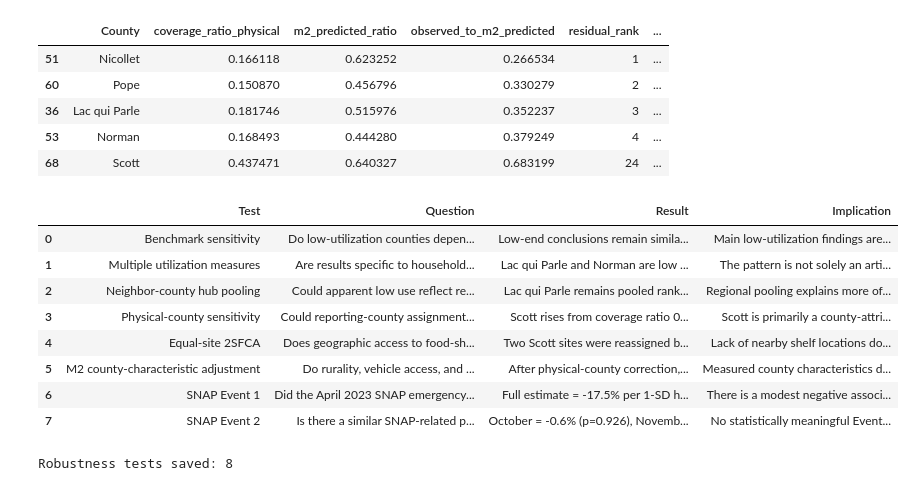
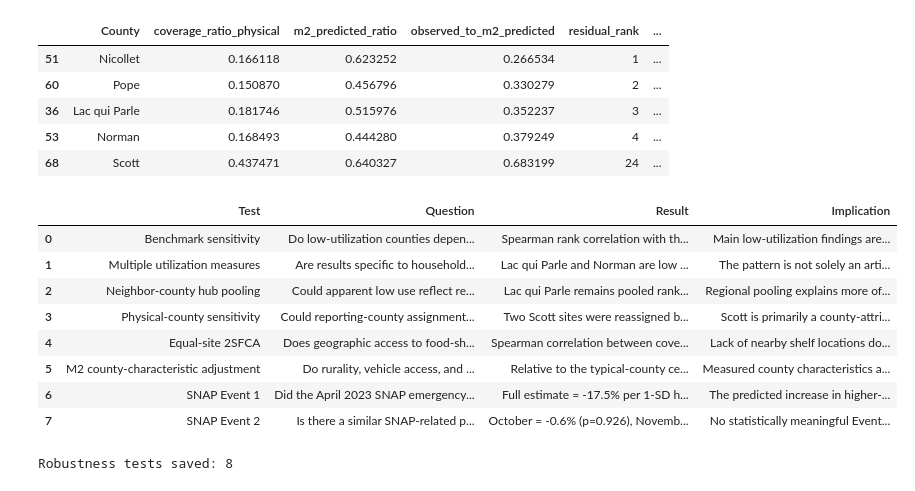
Before and after one commit to Hajar0Ahmed/MinneMUDAC2026Outliers, a Jupyter notebook: notebooks/explain_ratio.ipynb, the cells around one changed output. Saved outputs shown, nothing was run; the diff lists cells and outputs as text; code cells hidden in the pictures.

```diff
--- a/notebooks/explain_ratio.ipynb
+++ b/notebooks/explain_ratio.ipynb
@@ -3943,8 +3943,11 @@ q6_robustness_summary = pd.DataFrame(
                 "on the chosen need-use benchmark?"
             ),
             "Result": (
-                "Low-end conclusions remain similar "
-                "under alternative benchmark choices."
+                "Spearman rank correlation with the "
+                "alternative benchmark is 0.997. "
+                "The same five counties are lowest, "
+                "and none of those five moves by more "
+                "than one rank."
             ),
             "Implication": (
                 "Main low-utilization findings are "
@@ -3993,10 +3996,14 @@ q6_robustness_summary = pd.DataFrame(
                 "create false county anomalies?"
             ),
             "Result": (
-                "Scott rises from coverage ratio 0.112 "
-                "to 0.437 and from rank 1 to rank 28 "
-                "after two physically Scott sites are "
-                "reassigned; it moves inside funnel limits."
+                "Two Scott sites were reassigned because "
+                "city, ZIP, and Census block all identify "
+                "Scott County. Scott rises from coverage "
+                "ratio 0.112 to 0.437 and from rank 1 to "
+                "rank 28, moving inside the funnel limits. "
+                "Reassigning all 21 block-county mismatches "
+                "still leaves exactly Pope, Nicollet, Norman, "
+                "and Lac qui Parle below the lower limit."
             ),
             "Implication": (
                 "Scott is primarily a county-attribution "
@@ -4012,14 +4019,10 @@ q6_robustness_summary = pd.DataFrame(
                 "locations explain low utilization?"
             ),
             "Result": (
-                "Two Scott sites were reassigned because city, "
-                "ZIP, and Census block all identify Scott County. "
-                "Scott rises from coverage ratio 0.112 to 0.437 "
-                "and from rank 1 to rank 28, moving inside the "
-                "funnel limits. As a broader sensitivity check, "
-                "reassigning all 21 block-county mismatches still "
-                "leaves exactly Pope, Nicollet, Norman, and "
-                "Lac qui Parle below the lower limit."
+                "Spearman correlation between coverage "
+                "and site-count access is -0.078. "
+                "Norman ranks 79 and Lac qui Parle 63 "
+                "of 87 in site-count access."
             ),
             "Implication": (
                 "Lack of nearby shelf locations does not "
@@ -4037,14 +4040,16 @@ q6_robustness_summary = pd.DataFrame(
                 "the remaining low utilization?"
             ),
             "Result": (
-                "After physical-county correction, "
-                "Nicollet, Pope, Lac qui Parle, and Norman "
-                "are residual ranks 1 through 4. "
-                "Scott falls to rank 24."
+                "Relative to the typical-county center, "
+                "M2 accounts for about 46% of Norman's "
+                "gap, 42% of Pope's, 32% of Lac qui Parle's, "
+                "and 10% of Nicollet's. The four counties "
+                "remain residual ranks 1 through 4."
             ),
             "Implication": (
-                "Measured county characteristics do not "
-                "fully account for the four persistent cases."
+                "Measured county characteristics account "
+                "for less than half of the deficit in every "
+                "persistent case."
             )
         },
 
@@ -4057,45 +4062,46 @@ q6_robustness_summary = pd.DataFrame(
             "Result": (
                 "Full estimate = -17.5% per 1-SD higher "
                 "SNAP exposure (p=0.022); restricted estimate "
-                "= -6.9% (p=0.049)."
+                "= -6.9% (p=0.049). The sign is stable across "
+                "March-April-May cutoffs and the placebo is null."
             ),
             "Implication": (
-                "There is a modest negative association, "
-                "but the magnitude is sensitive to influential "
-                "counties and should not be interpreted causally."
+                "The predicted increase in higher-SNAP "
+                "counties is not supported. The association "
+                "should not be interpreted causally."
             )
         },
 
         {
             "Test": "SNAP Event 2",
             "Question": (
                 "Is there a similar SNAP-related pattern "
                 "in the 2024-to-2025 October-November-December "
                 "comparison?"
             ),
             "Result": (
                 "October = -0.6% (p=0.926), "
                 "November = +3.7% (p=0.584), "
                 "December = -5.6% (p=0.349)."
             ),
             "Implication": (
                 "No statistically meaningful Event 2 "
                 "relationship is detected."
             )
         }
     ]
 )
 
 display(q6_robustness_summary)
 # %% [output]
 |  | Test | Question | Result | Implication |
-| 0 | Benchmark sensitivity | Do low-utilization counties depen... | Low-end conclusions remain simila... | Main low-utilization findings are... |
+| 0 | Benchmark sensitivity | Do low-utilization counties depen... | Spearman rank correlation with th... | Main low-utilization findings are... |
 | 1 | Multiple utilization measures | Are results specific to household... | Lac qui Parle and Norman are low ... | The pattern is not solely an arti... |
 | 2 | Neighbor-county hub pooling | Could apparent low use reflect re... | Lac qui Parle remains pooled rank... | Regional pooling explains more of... |
-| 3 | Physical-county sensitivity | Could reporting-county assignment... | Scott rises from coverage ratio 0... | Scott is primarily a county-attri... |
-| 4 | Equal-site 2SFCA | Does geographic access to food-sh... | Two Scott sites were reassigned b... | Lack of nearby shelf locations do... |
-| 5 | M2 county-characteristic adjustment | Do rurality, vehicle access, and ... | After physical-county correction,... | Measured county characteristics d... |
-| 6 | SNAP Event 1 | Did the April 2023 SNAP emergency... | Full estimate = -17.5% per 1-SD h... | There is a modest negative associ... |
+| 3 | Physical-county sensitivity | Could reporting-county assignment... | Two Scott sites were reassigned b... | Scott is primarily a county-attri... |
+| 4 | Equal-site 2SFCA | Does geographic access to food-sh... | Spearman correlation between cove... | Lack of nearby shelf locations do... |
+| 5 | M2 county-characteristic adjustment | Do rurality, vehicle access, and ... | Relative to the typical-county ce... | Measured county characteristics a... |
+| 6 | SNAP Event 1 | Did the April 2023 SNAP emergency... | Full estimate = -17.5% per 1-SD h... | The predicted increase in higher-... |
 | 7 | SNAP Event 2 | Is there a similar SNAP-related p... | October = -0.6% (p=0.926), Novemb... | No statistically meaningful Event... |
 # %%
 q6_robustness_summary.to_csv(
```
Also changed, not shown: parts of 7 cells of this notebook, 4 other files.
